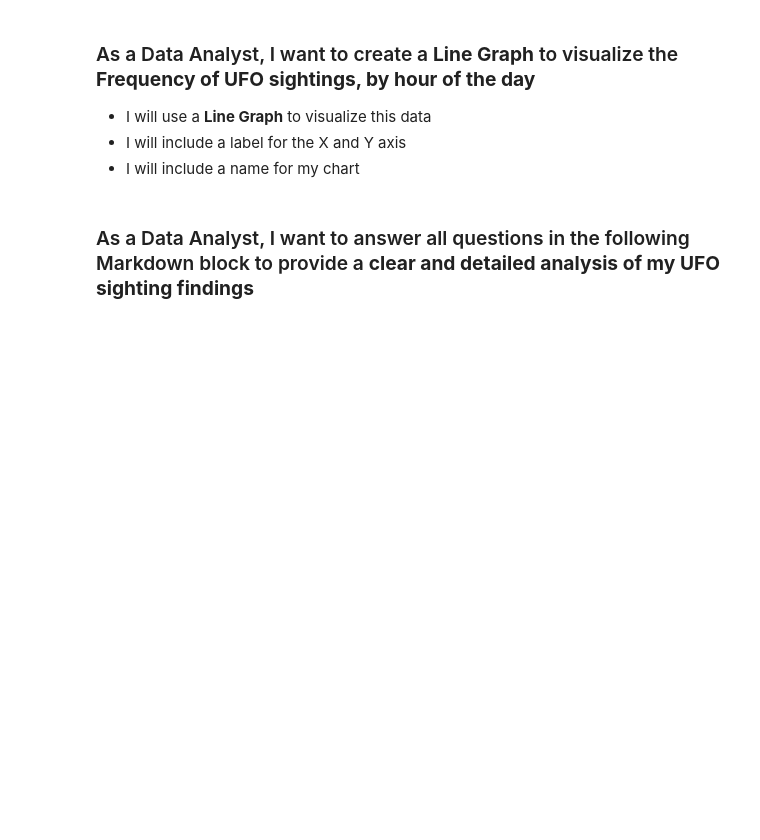
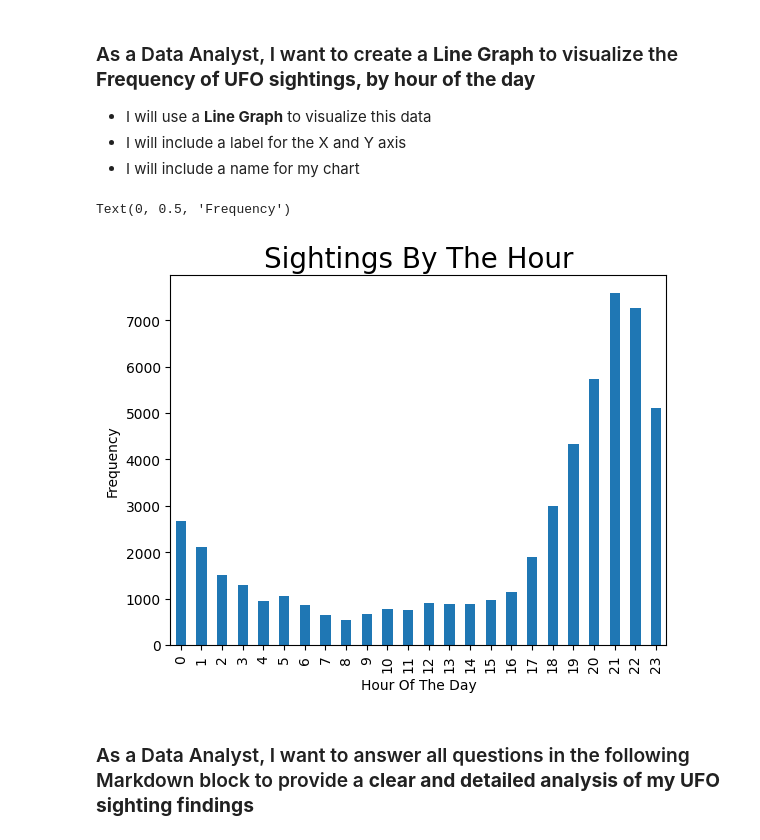
Before and after one commit to callred88/VisualData, a Jupyter notebook: Pandas_MatPlotLib_User_Stories.ipynb, the cells around one changed output. Saved outputs shown, nothing was run; the diff lists cells and outputs as text; code cells hidden in the pictures; blank space fills up the shorter version.

```diff
--- a/Pandas_MatPlotLib_User_Stories.ipynb
+++ b/Pandas_MatPlotLib_User_Stories.ipynb
@@ -105,6 +104,16 @@ Text(0, 0.5, 'Frequency')
 * I will use a **Line Graph** to visualize this data
 * I will include a label for the X and Y axis
 * I will include a name for my chart
+# %%
+columns_df_ufos["Hour"] = columns_df_ufos["Date_Time"].dt.hour;
+columns_df_ufos["Sighting_By_Hour"] = columns_df_ufos["Hour"]
+columns_df_ufos["Sighting_By_Hour"].value_counts().sort_index().plot.bar();
+plt.title("Sightings By The Hour", fontsize = 20)
+plt.xlabel("Hour Of The Day", fontsize = 10)
+plt.ylabel("Frequency", fontsize = 10)
+# %% [output]
+Text(0, 0.5, 'Frequency')
+[figure, added]
 # %% [markdown]
 ### As a Data Analyst, I want to answer all questions in the following Markdown block to provide a **clear and detailed analysis of my UFO sighting findings**
 # %% [markdown]
```
Also changed, not shown: parts of 4 cells of this notebook.
